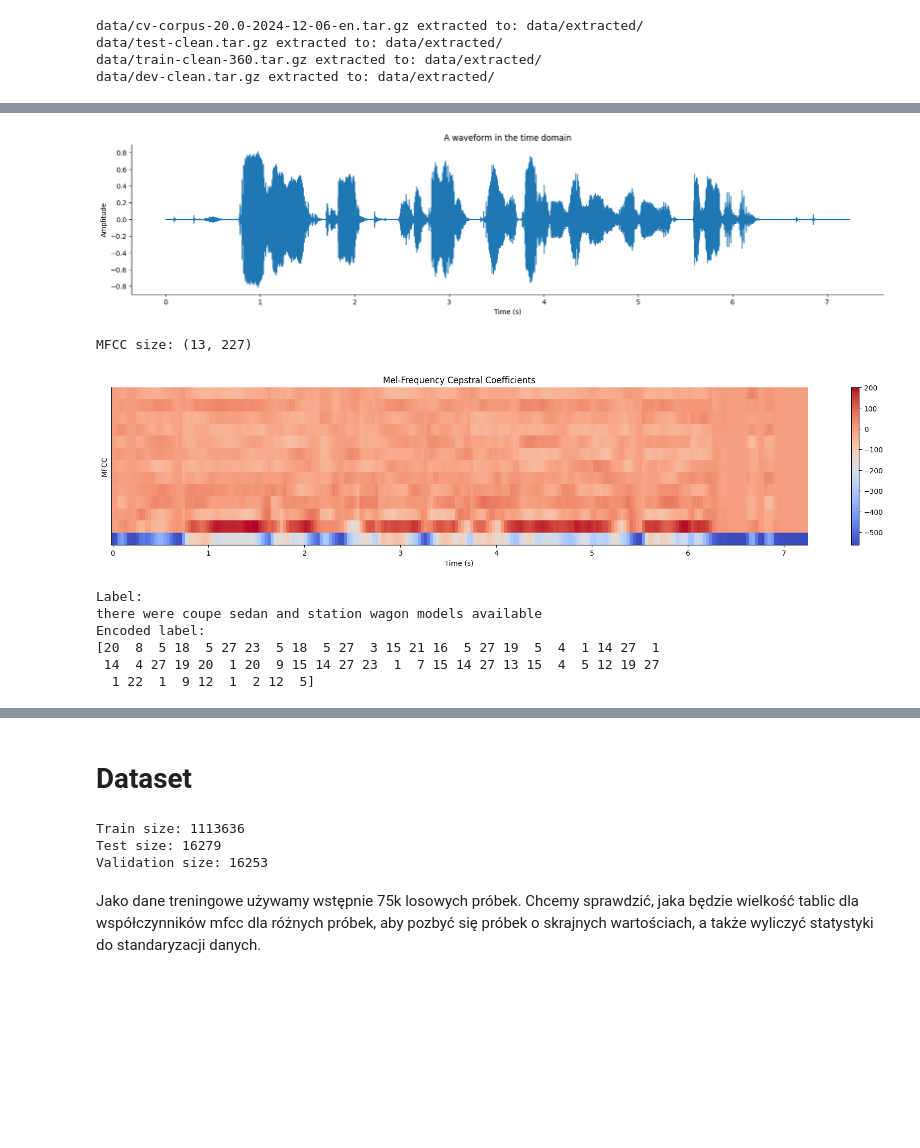
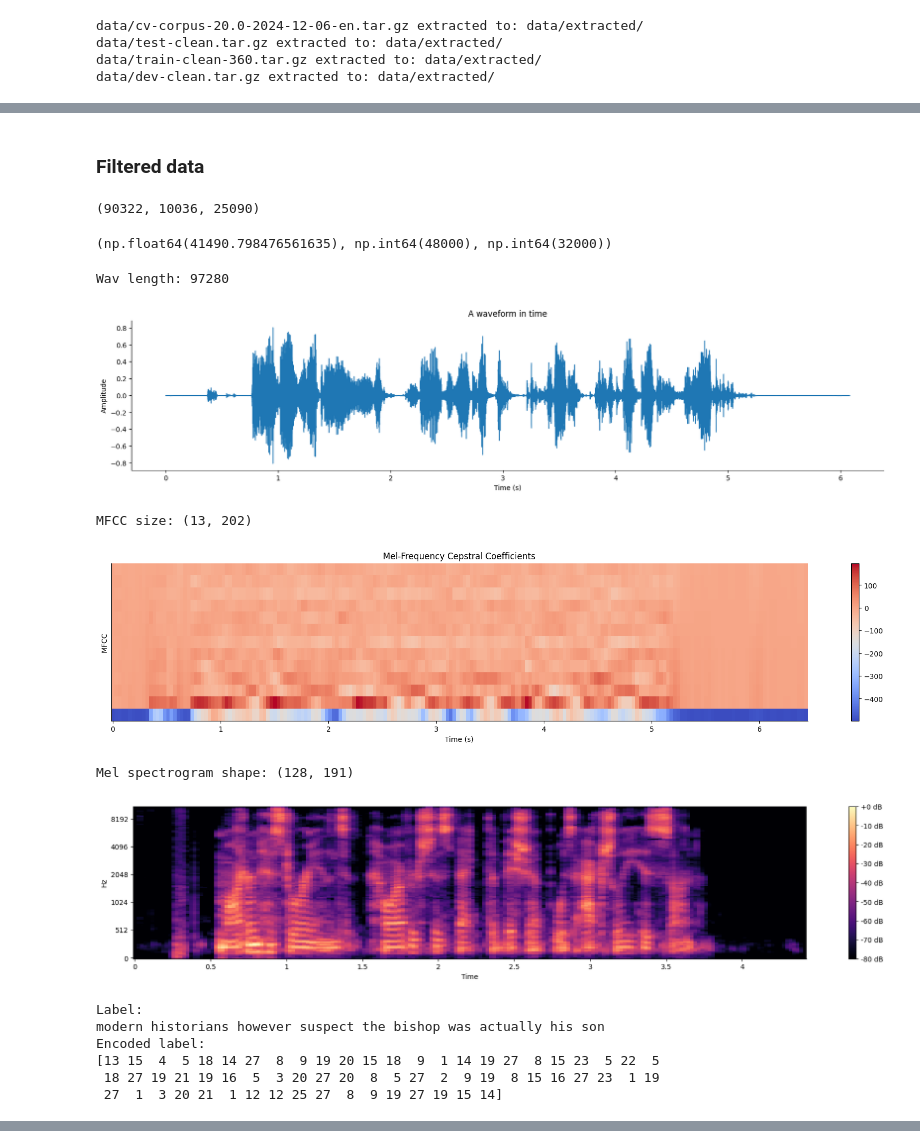
Before and after one commit to k-katarzyna/Automatic_Speech_Recognition, a Jupyter notebook: 00_data.ipynb, the cells around one changed output, grey strips where cells are left out. Cells and saved outputs as stored; diff of their text form; code cells hidden in the pictures; blank space fills up the shorter version.

Commit message:
prepared data subset for initial tests

```diff
--- a/00_data.ipynb
+++ b/00_data.ipynb
@@ -131,40 +122,78 @@ plt.tight_layout();
+# %% [markdown]
+### Filtered data
+# %%
+df = pd.read_csv("selected_shuffled.csv", low_memory=False)
+train_, test = train_test_split(df, test_size=0.2, random_state=42)
+train, val = train_test_split(train_, test_size=0.1, random_state=42)
+
+len(train), len(val), len(test)
+# %% [output]
+(90322, 10036, 25090)
+# %%
+sample_rates = []
+
+for sample in train.itertuples():
+    audio_file_path = f'{audio_files_dir}{sample.path}'
+    _, sample_rate = librosa.load(audio_file_path, sr=None)
+
+    sample_rates.append(sample_rate)
+
+np.mean(sample_rates), np.max(sample_rates), np.min(sample_rates)
+# %% [output]
+(np.float64(41490.798476561635), np.int64(48000), np.int64(32000))
 # %%
-for sample in train_labels[:1].itertuples():
+for sample in train.sample(1).itertuples():
 
     # data
     audio_file_path = f'{audio_files_dir}{sample.path}'
     audio_time_series, sample_rate = librosa.load(audio_file_path, sr=16000)
+    audio_time_series, _ = librosa.effects.trim(audio_time_series)
+    print(f"Wav length: {len(audio_time_series)}")
 
     plt.figure(figsize=(20, 4))
     librosa.display.waveshow(audio_time_series, sr=sample_rate)
-    plt.title("A waveform in the time domain")
+    plt.title("A waveform in time")
     plt.xlabel("Time (s)")
     plt.ylabel("Amplitude")
     plt.show()
 
     # mfcc extraction
     mfcc, transcript = get_features_and_label(sample.path, sample.clean_sentence)
     print(f"MFCC size: {mfcc.shape}")
 
     plt.figure(figsize=(22, 4))
     librosa.display.specshow(mfcc, x_axis='time', sr=sample_rate)
     plt.colorbar()
     plt.title("Mel-Frequency Cepstral Coefficients")
     plt.xlabel("Time (s)")
     plt.ylabel("MFCC")
     plt.show()
 
+    mel_spectr = librosa.feature.melspectrogram(y=audio_time_series, sr=sample_rate,
+                                                n_mels=128, fmax=8000)
+    print(f"Mel spectrogram shape: {mel_spectr.shape}")
+
+    plt.figure(figsize=(22, 4))
+    librosa.display.specshow(librosa.power_to_db(mel_spectr, ref=np.max), y_axis='mel', x_axis='time')
+    plt.colorbar(format='%+2.0f dB')
+    plt.show()
+
     print("Label:")
     print(sample.clean_sentence)
     print("Encoded label:")
     print(transcript, "\n")
+
+Audio(audio_time_series, rate=sample_rate)
 # %% [output]
+Wav length: 97280
-[figure, old version]
+[figure, new version]
-MFCC size: (13, 227)
+MFCC size: (13, 202)
-[figure, old version]
+[figure, new version]
-Label:
-there were coupe sedan and station wagon models available
-Encoded label:
-[20  8  5 18  5 27 23  5 18  5 27  3 15 21 16  5 27 19  5  4  1 14 27  1
- 14  4 27 19 20  1 20  9 15 14 27 23  1  7 15 14 27 13 15  4  5 12 19 27
-  1 22  1  9 12  1  2 12  5]
+Mel spectrogram shape: (128, 191)
+[figure, added]
+Label:
+modern historians however suspect the bishop was actually his son
+Encoded label:
+[13 15  4  5 18 14 27  8  9 19 20 15 18  9  1 14 19 27  8 15 23  5 22  5
+ 18 27 19 21 19 16  5  3 20 27 20  8  5 27  2  9 19  8 15 16 27 23  1 19
+ 27  1  3 20 21  1 12 12 25 27  8  9 19 27 19 15 14]
@@ -171,18 +200,0 @@ Encoded label:
-# %% [markdown]
-# Dataset
-# %%
-# loading data at once without unvalid too long transcriptions
-# truncation threshold set to quantile 0.99 in train dataset, i.e. 100 characters
-
-train_df, threshold = make_data_df("train")
-test_df, _ = make_data_df("test", threshold=threshold)
-val_df, _ = make_data_df("dev", threshold=threshold)
-print(f"Train size: {len(train_df)}")
-print(f"Test size: {len(test_df)}")
-print(f"Validation size: {len(val_df)}")
-# %% [output]
-Train size: 1113636
-Test size: 16279
-Validation size: 16253
-# %% [markdown]
-Jako dane treningowe używamy wstępnie 75k losowych próbek. Chcemy sprawdzić, jaka będzie wielkość tablic dla współczynników mfcc dla różnych próbek, aby pozbyć się próbek o skrajnych wartościach, a także wyliczyć statystyki do standaryzacji danych.
```
Also changed, not shown: parts of 28 cells of this notebook.
